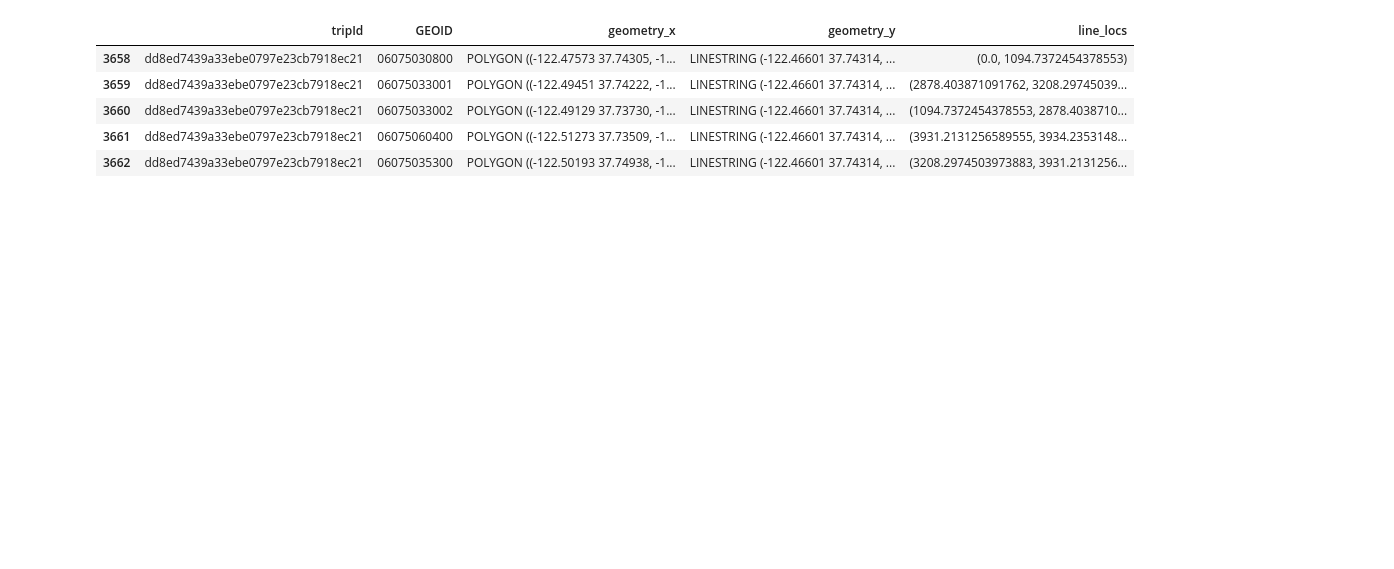
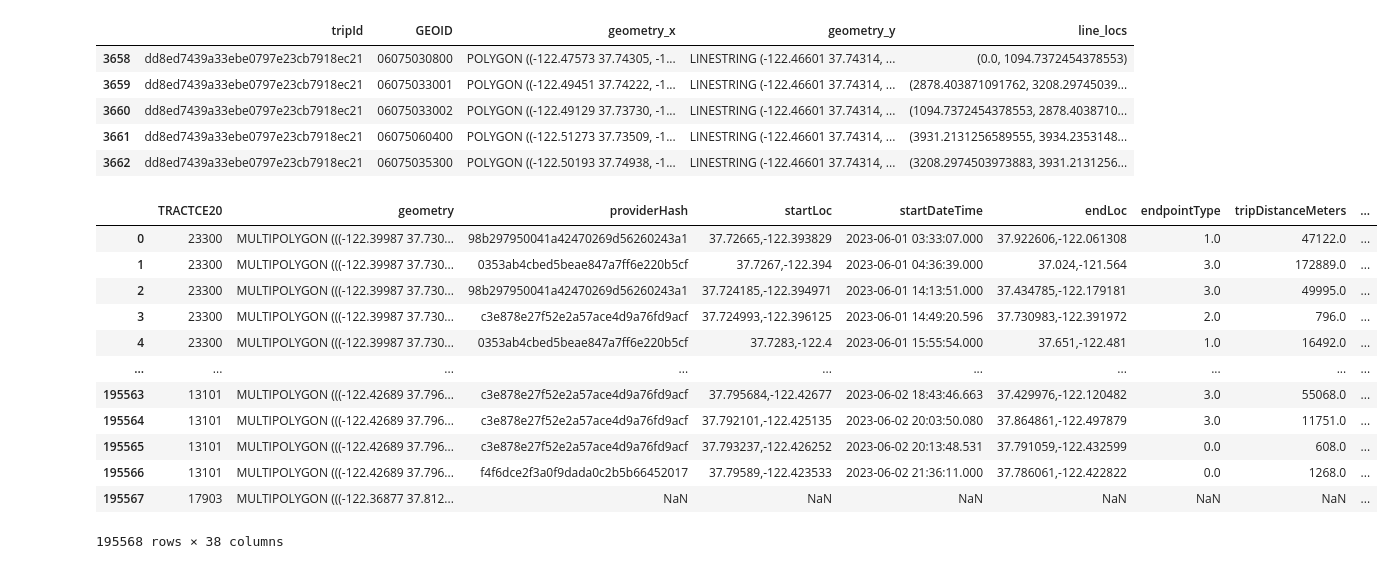
Before and after one commit to ekinugurel/GeoAdVisor, a Jupyter notebook: toy.ipynb, the cells around one changed output. Cells and saved outputs as stored; diff of their text form; code cells hidden in the pictures; blank space fills up the shorter version.

```diff
--- a/toy.ipynb
+++ b/toy.ipynb
@@ -198,0 +209,18 @@ intersected_trips[intersected_trips['tripId'] == 'dd8ed7439a33ebe0797e23cb7918ec
+# %%
+
+merged_data = geometry.merge(data, left_on='TRACTCE20', right_on='tract', how='left')
+merged_data
+# %% [output]
+|  | TRACTCE20 | geometry | providerHash | startLoc | startDateTime | endLoc | endpointType | tripDistanceMeters | ... |
+| 0 | 23300 | MULTIPOLYGON (((-122.39987 37.730... | 98b297950041a42470269d56260243a1 | 37.72665,-122.393829 | 2023-06-01 03:33:07.000 | 37.922606,-122.061308 | 1.0 | 47122.0 | ... |
+| 1 | 23300 | MULTIPOLYGON (((-122.39987 37.730... | 0353ab4cbed5beae847a7ff6e220b5cf | 37.7267,-122.394 | 2023-06-01 04:36:39.000 | 37.024,-121.564 | 3.0 | 172889.0 | ... |
+| 2 | 23300 | MULTIPOLYGON (((-122.39987 37.730... | 98b297950041a42470269d56260243a1 | 37.724185,-122.394971 | 2023-06-01 14:13:51.000 | 37.434785,-122.179181 | 3.0 | 49995.0 | ... |
+| 3 | 23300 | MULTIPOLYGON (((-122.39987 37.730... | c3e878e27f52e2a57ace4d9a76fd9acf | 37.724993,-122.396125 | 2023-06-01 14:49:20.596 | 37.730983,-122.391972 | 2.0 | 796.0 | ... |
+| 4 | 23300 | MULTIPOLYGON (((-122.39987 37.730... | 0353ab4cbed5beae847a7ff6e220b5cf | 37.7283,-122.4 | 2023-06-01 15:55:54.000 | 37.651,-122.481 | 1.0 | 16492.0 | ... |
+| ... | ... | ... | ... | ... | ... | ... | ... | ... | ... |
+| 195563 | 13101 | MULTIPOLYGON (((-122.42689 37.796... | c3e878e27f52e2a57ace4d9a76fd9acf | 37.795684,-122.42677 | 2023-06-02 18:43:46.663 | 37.429976,-122.120482 | 3.0 | 55068.0 | ... |
+| 195564 | 13101 | MULTIPOLYGON (((-122.42689 37.796... | c3e878e27f52e2a57ace4d9a76fd9acf | 37.792101,-122.425135 | 2023-06-02 20:03:50.080 | 37.864861,-122.497879 | 3.0 | 11751.0 | ... |
+| 195565 | 13101 | MULTIPOLYGON (((-122.42689 37.796... | c3e878e27f52e2a57ace4d9a76fd9acf | 37.793237,-122.426252 | 2023-06-02 20:13:48.531 | 37.791059,-122.432599 | 0.0 | 608.0 | ... |
+| 195566 | 13101 | MULTIPOLYGON (((-122.42689 37.796... | f4f6dce2f3a0f9dada0c2b5b66452017 | 37.79589,-122.423533 | 2023-06-02 21:36:11.000 | 37.786061,-122.422822 | 0.0 | 1268.0 | ... |
+| 195567 | 17903 | MULTIPOLYGON (((-122.36877 37.812... | NaN | NaN | NaN | NaN | NaN | NaN | ... |
+195568 rows × 38 columns
```
Also changed, not shown: parts of 10 cells of this notebook, 4 other files.
